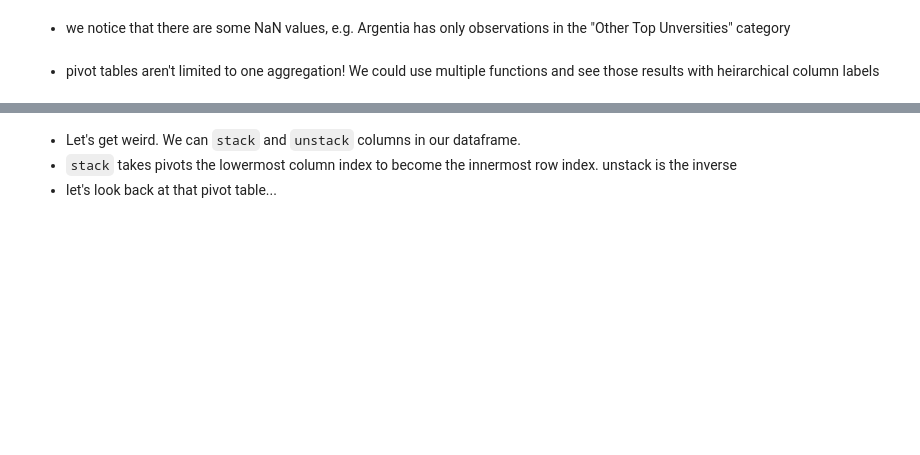
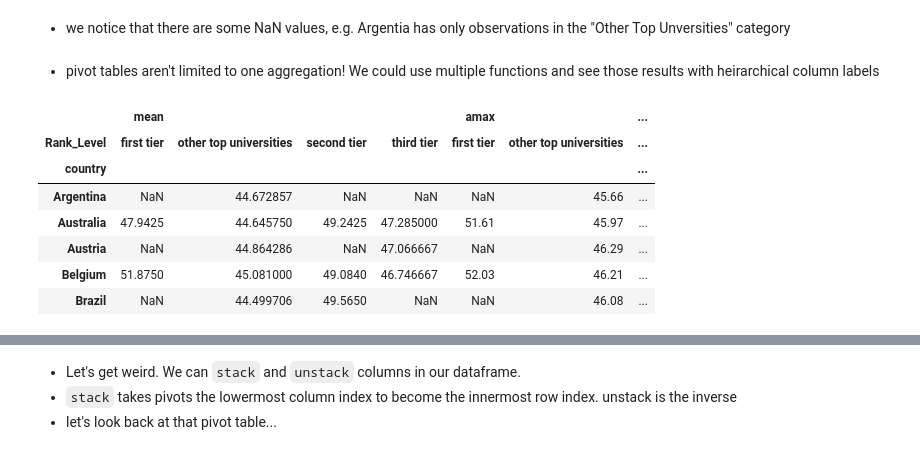
Before and after one commit to cab938/si330_fa20, a Jupyter notebook: 12_pivot.ipynb, the cells around one changed output, grey strips where cells are left out. Saved outputs shown, nothing was run; the diff lists cells and outputs as text; code cells hidden in the pictures; blank space fills up the shorter version.

```diff
--- a/12_pivot.ipynb
+++ b/12_pivot.ipynb
@@ -45,6 +82,16 @@ df.pivot_table(values='score', index='country', columns='Rank_Level', aggfunc=[n
 # %% [markdown]
 * pivot tables aren't limited to one aggregation! We could use multiple functions and see those results with heirarchical column labels
 # %%
-df.pivot_table(values='score', index='country', columns='Rank_Level', aggfunc=[np.mean, np.max]).head()
+df.pivot_table(values='score', index='country', columns='Rank_Level',
+               aggfunc=[np.mean, np.max]).head()
+# %% [output]
+|  | mean |  |  |  | amax |  | ... |
+| Rank_Level | first tier | other top universities | second tier | third tier | first tier | other top universities | ... |
+| country |  |  |  |  |  |  | ... |
+| Argentina | NaN | 44.672857 | NaN | NaN | NaN | 45.66 | ... |
+| Australia | 47.9425 | 44.645750 | 49.2425 | 47.285000 | 51.61 | 45.97 | ... |
+| Austria | NaN | 44.864286 | NaN | 47.066667 | NaN | 46.29 | ... |
+| Belgium | 51.8750 | 45.081000 | 49.0840 | 46.746667 | 52.03 | 46.21 | ... |
+| Brazil | NaN | 44.499706 | 49.5650 | NaN | NaN | 46.08 | ... |
 # %%
 # we can also provide those marginal values
```
Also changed, not shown: parts of 8 cells of this notebook, 5 other files.
